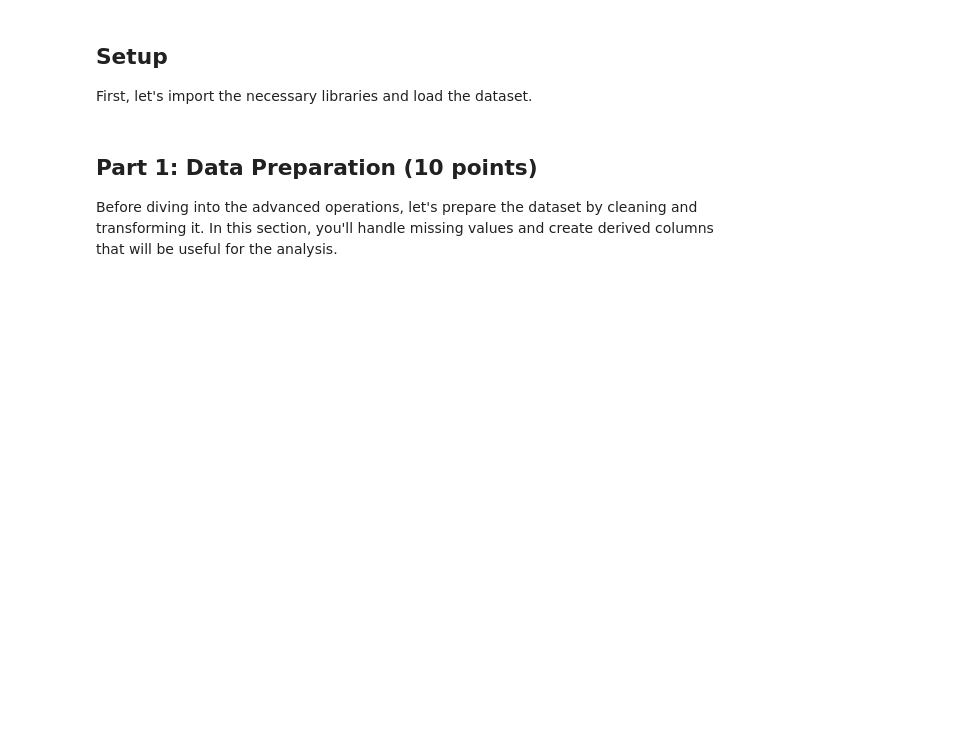
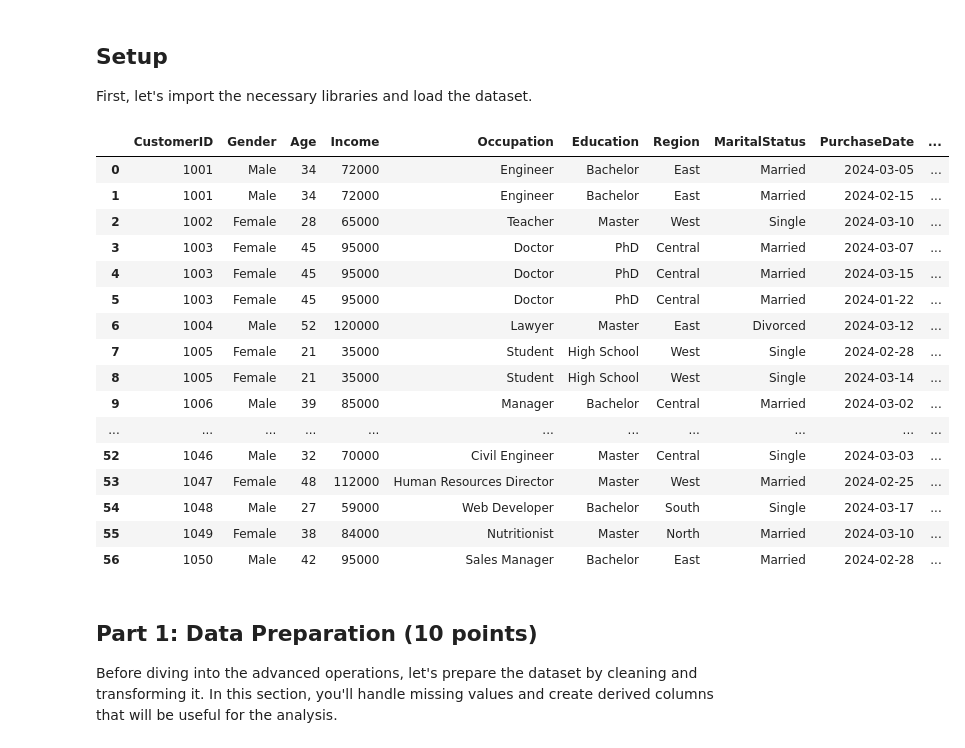
Before and after one commit to olaoluwaoyebola/python-data-analysis-course, a Jupyter notebook: Month_1/Week_3/Assignments/advanced_pandas_operations_assignment.ipynb, the cells around one changed output. Cells and saved outputs as stored; diff of their text form; code cells hidden in the pictures; blank space fills up the shorter version.

```diff
--- a/Month_1/Week_3/Assignments/advanced_pandas_operations_assignment.ipynb
+++ b/Month_1/Week_3/Assignments/advanced_pandas_operations_assignment.ipynb
@@ -72,10 +72,29 @@ plt.style.use('seaborn-v0_8-whitegrid')
 sns.set_palette('viridis')
 # %%
 # Load the dataset
-df = pd.read_csv('../../Data/customer_purchase_data.csv')
+import pandas as pd
+df = pd.read_csv('../Data/customer_purchase_data.csv')
 
 # Display the first few rows
-df.head()
+df
+# %% [output]
+|  | CustomerID | Gender | Age | Income | Occupation | Education | Region | MaritalStatus | PurchaseDate | ... |
+| 0 | 1001 | Male | 34 | 72000 | Engineer | Bachelor | East | Married | 2024-03-05 | ... |
+| 1 | 1001 | Male | 34 | 72000 | Engineer | Bachelor | East | Married | 2024-02-15 | ... |
+| 2 | 1002 | Female | 28 | 65000 | Teacher | Master | West | Single | 2024-03-10 | ... |
+| 3 | 1003 | Female | 45 | 95000 | Doctor | PhD | Central | Married | 2024-03-07 | ... |
+| 4 | 1003 | Female | 45 | 95000 | Doctor | PhD | Central | Married | 2024-03-15 | ... |
+| 5 | 1003 | Female | 45 | 95000 | Doctor | PhD | Central | Married | 2024-01-22 | ... |
+| 6 | 1004 | Male | 52 | 120000 | Lawyer | Master | East | Divorced | 2024-03-12 | ... |
+| 7 | 1005 | Female | 21 | 35000 | Student | High School | West | Single | 2024-02-28 | ... |
+| 8 | 1005 | Female | 21 | 35000 | Student | High School | West | Single | 2024-03-14 | ... |
+| 9 | 1006 | Male | 39 | 85000 | Manager | Bachelor | Central | Married | 2024-03-02 | ... |
+| ... | ... | ... | ... | ... | ... | ... | ... | ... | ... | ... |
+| 52 | 1046 | Male | 32 | 70000 | Civil Engineer | Master | Central | Single | 2024-03-03 | ... |
+| 53 | 1047 | Female | 48 | 112000 | Human Resources Director | Master | West | Married | 2024-02-25 | ... |
+| 54 | 1048 | Male | 27 | 59000 | Web Developer | Bachelor | South | Single | 2024-03-17 | ... |
+| 55 | 1049 | Female | 38 | 84000 | Nutritionist | Master | North | Married | 2024-03-10 | ... |
+| 56 | 1050 | Male | 42 | 95000 | Sales Manager | Bachelor | East | Married | 2024-02-28 | ... |
 # %% [markdown]
 ## Part 1: Data Preparation (10 points)
 
```
Also changed, not shown: 3 other files.
